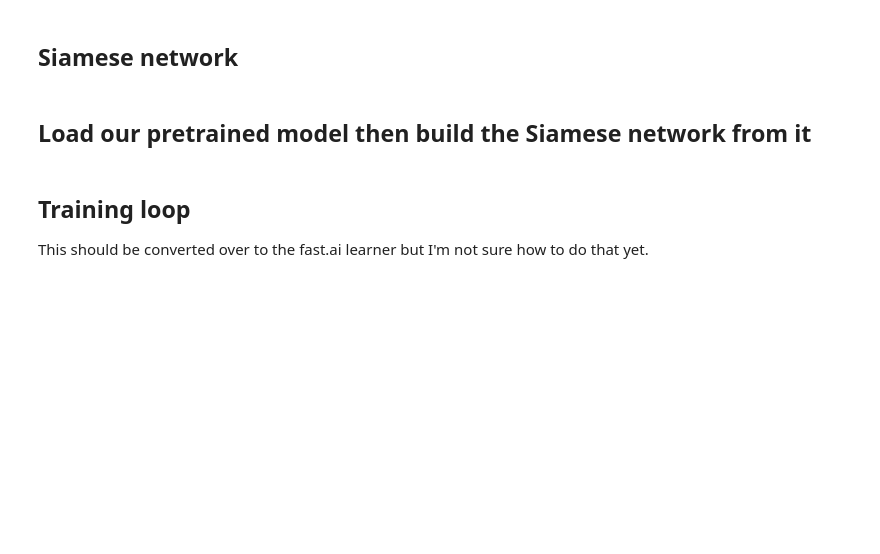
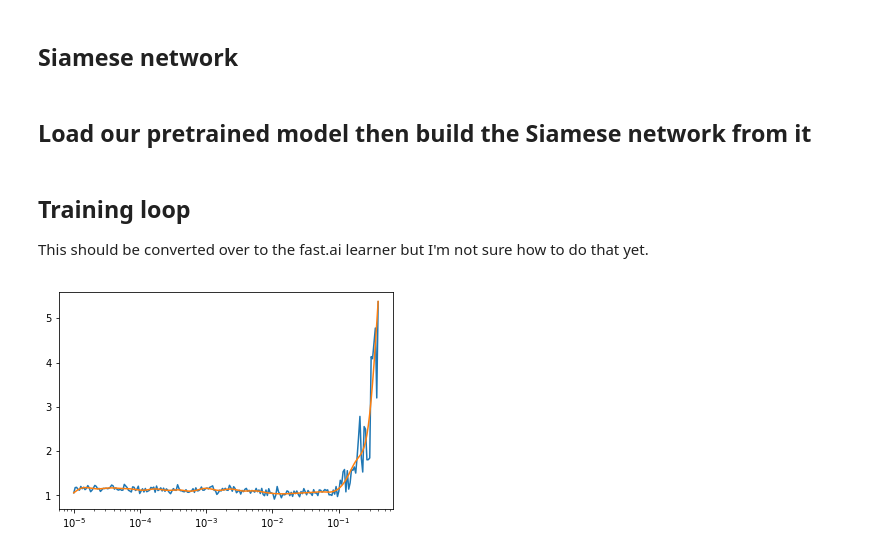
Before and after one commit to briandw/SiameseULMFiT, a Jupyter notebook: ULMFiT_Classify.ipynb, the cells around one changed output. Saved outputs shown, nothing was run; the diff lists cells and outputs as text; code cells hidden in the pictures; blank space fills up the shorter version.

```diff
--- a/ULMFiT_Classify.ipynb
+++ b/ULMFiT_Classify.ipynb
@@ -161,0 +113,24 @@ siamese_dataset_test = SiameseDataset(f'{snli_root}snli_1.0_test.jsonl')
+# %%
+itos = pickle.load(open(f'{token_files}itos.pkl', 'rb'))
+stoi = defaultdict(lambda:0, {v:k for k,v in enumerate(itos)})
+vocab_size = len(itos)
+pad_tok = stoi['_pad_']
+
+sentence_pairs_train = np.load(f'{token_files}snli_tok_train.npy')
+sentence_pairs_dev = np.load(f'{token_files}snli_tok_dev.npy')
+sentence_pairs_test = np.load(f'{token_files}snli_tok_test.npy')
+
+def print_sentence(s):
+    sentence = ""
+    for tok in s:
+        sentence += " "+itos[tok]
+    print(sentence)
+
+print_sentence(sentence_pairs_train[0][0])
+print_sentence(sentence_pairs_train[0][1])
+
+print_sentence(sentence_pairs_dev[0][0])
+print_sentence(sentence_pairs_dev[0][1])
+
+print_sentence(sentence_pairs_test[0][0])
+print_sentence(sentence_pairs_test[0][1])
@@ -175,9 +167,10 @@ class SiameseClassifier(nn.Module):
 
     def pool_outputs(self, output):
         sl, bs,_ = output.size()
-        avgpool = self.pool(output, bs, False)
+        #avgpool = self.pool(output, bs, False)
         maxpool = self.pool(output, bs, True)
-        return torch.cat([output[-1], maxpool, avgpool], 1)
+        #return torch.cat([output[-1], maxpool, avgpool], 1)
+        return maxpool
 
     def forward_once(self, input):
         raw_outputs, outputs = self.encoder(input)
@@ -316,0 +354,16 @@ def training_loop(lrs, model):
+# %%
+SNLI_LM = torch.load("snli_language_model.pt")
+
+dps = np.array([0.4,0.5,0.05,0.3,0.4])*0.1
+SNLI_encoder = MultiBatchRNN(bptt, max_seq, vocab_size, em_sz, nh, nl, pad_tok, dropouti=dps[0], wdrop=dps[2], dropoute=dps[3], dropouth=dps[4])
+
+SNLI_encoder.load_state_dict(SNLI_LM[0].state_dict())
+
+#2 pooled vectors, of 3 times the embedding size
+siamese_model = SiameseClassifier(SNLI_encoder, LinearClassifier(layers=[em_sz*4, nh, 3], dropout=0.1)).cuda()
+# %%
+dev_data = SiameseDataLoader(sentence_pairs_dev, pad_tok)
+losses = find_lr(siamese_model, siamese_model, dev_data)
+plot_loss(np.array(losses))
+# %% [output]
+[figure, added]
```
Also changed, not shown: parts of 28 cells of this notebook, 3 other files.
